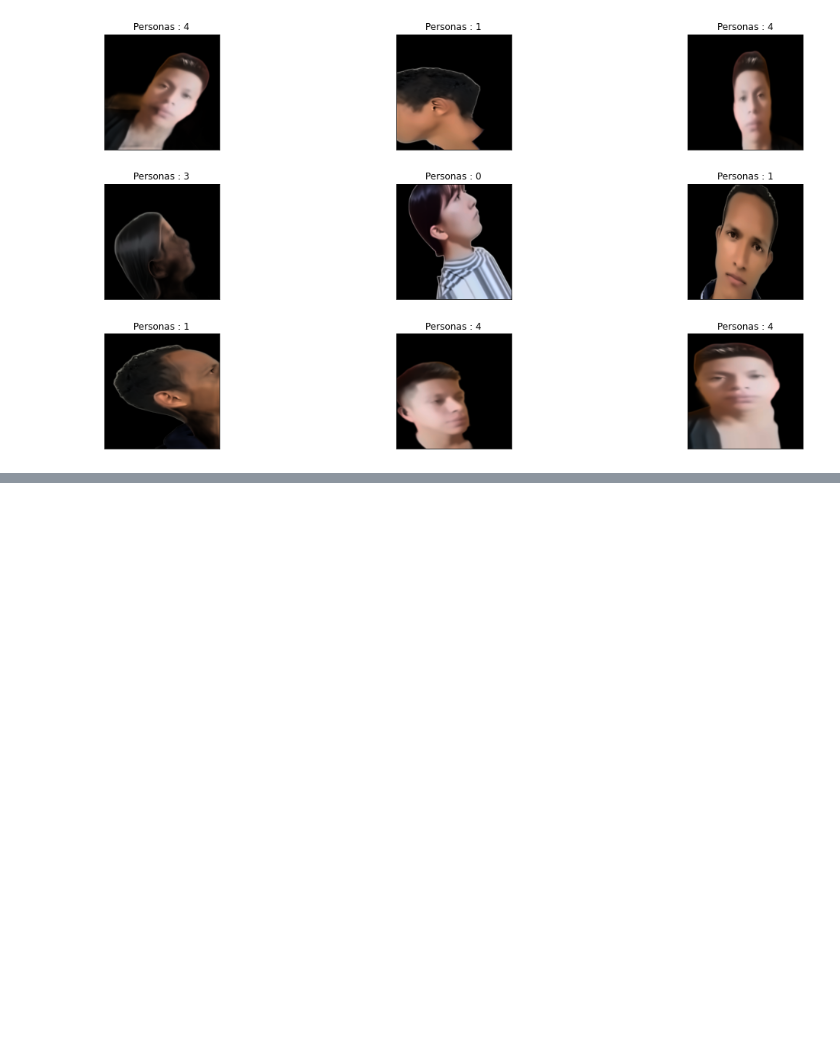
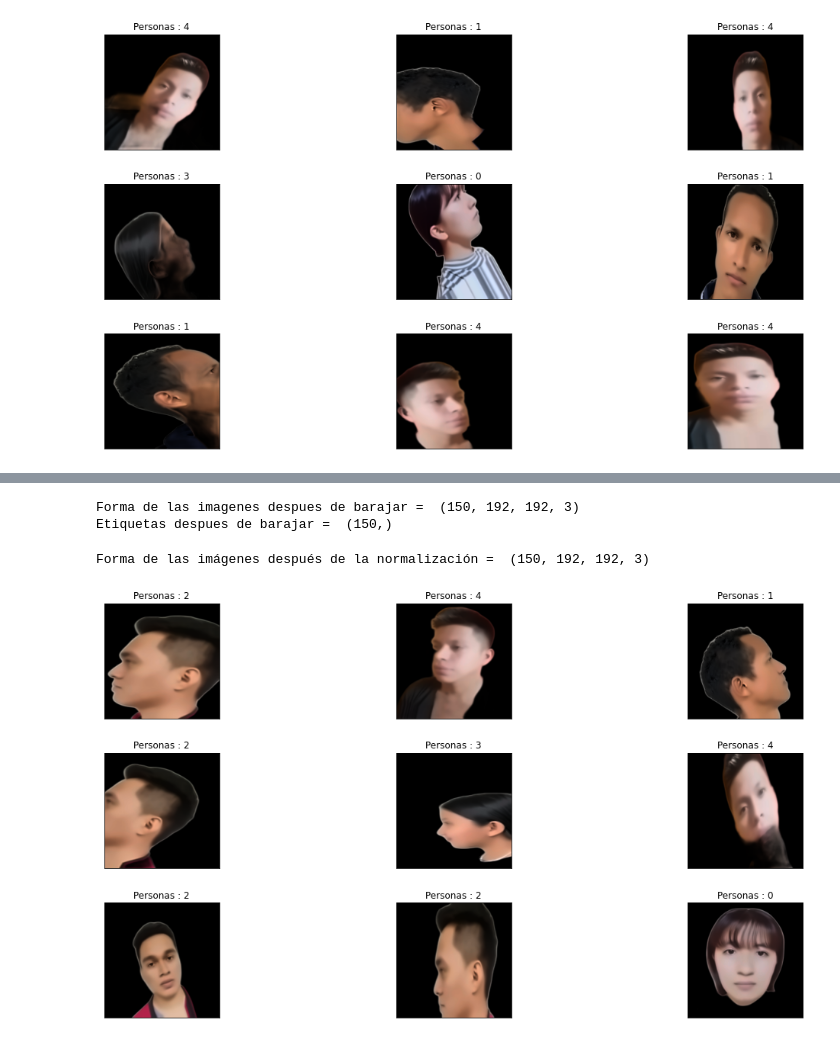
Before and after one commit to wjsolano/Lab1Modelamiento_U3, a Jupyter notebook: [NRC_6278] WilmerSolanoEstudiante_Lab1.ipynb, the cells around one changed output, grey strips where cells are left out. Drawn from its saved outputs; the diff is of its cells as text; code cells hidden in the pictures; blank space fills up the shorter version.

Commit message:
Preparando datos para entrenar el modelo CNN

```diff
--- a/[NRC_6278] WilmerSolanoEstudiante_Lab1.ipynb
+++ b/[NRC_6278] WilmerSolanoEstudiante_Lab1.ipynb
@@ -364,0 +367,11 @@ display_rand_images(images, labels)
+# %%
+#1-paso en el barajado de datos
+
+#obtener números igualmente espaciados en un rango dado
+n = np.arange(images.shape[0])
+print("'n' valores antes de barajar = ",n)
+
+#mezclar todos los valores igualmente espaciados en la lista 'n'
+np.random.seed(random_seed)
+np.random.shuffle(n)
+print("\n'n' valores despues de barajar= ",n)
@@ -364,0 +398,23 @@ display_rand_images(images, labels)
+# %%
+#2-paso en el barajado de datos
+
+#barajar las imágenes y los datos de las etiquetas correspondientes en ambas listas
+images = images[n]
+labels = labels[n]
+
+print("Forma de las imagenes despues de barajar = ",images.shape,"\nEtiquetas despues de barajar = ",labels.shape)
+# %% [output]
+Forma de las imagenes despues de barajar =  (150, 192, 192, 3)
+Etiquetas despues de barajar =  (150,)
+# %%
+"""Forma de imágenes"""
+images = images.astype(np.float32)
+labels = labels.astype(np.int32)
+images = images/255
+print("Forma de las imágenes después de la normalización = ",images.shape)
+# %% [output]
+Forma de las imágenes después de la normalización =  (150, 192, 192, 3)
+# %%
+display_rand_images(images, labels)
+# %% [output]
+[figure, added]
```
Also changed, not shown: parts of 2 cells of this notebook.
